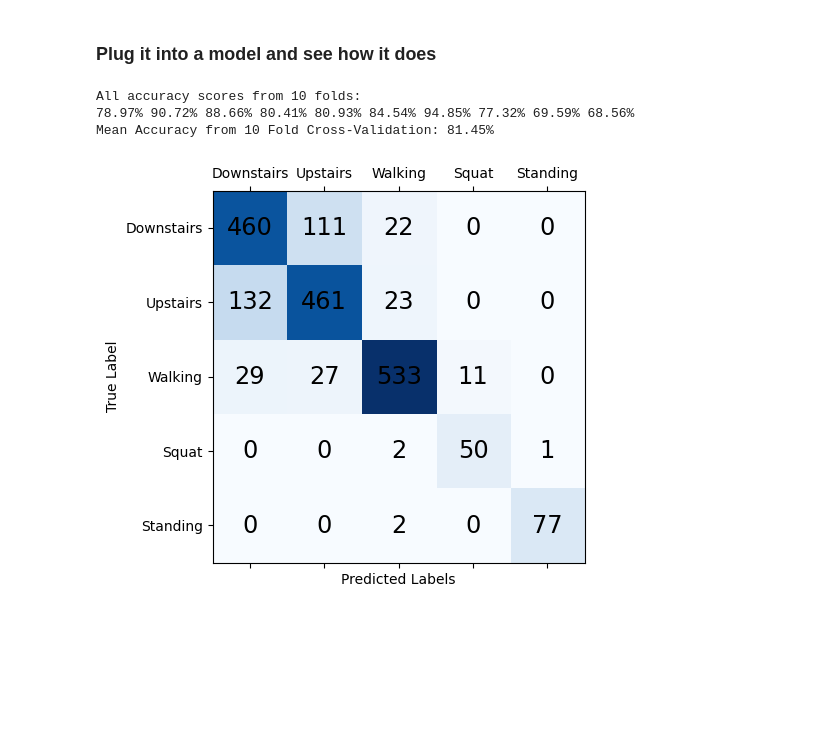
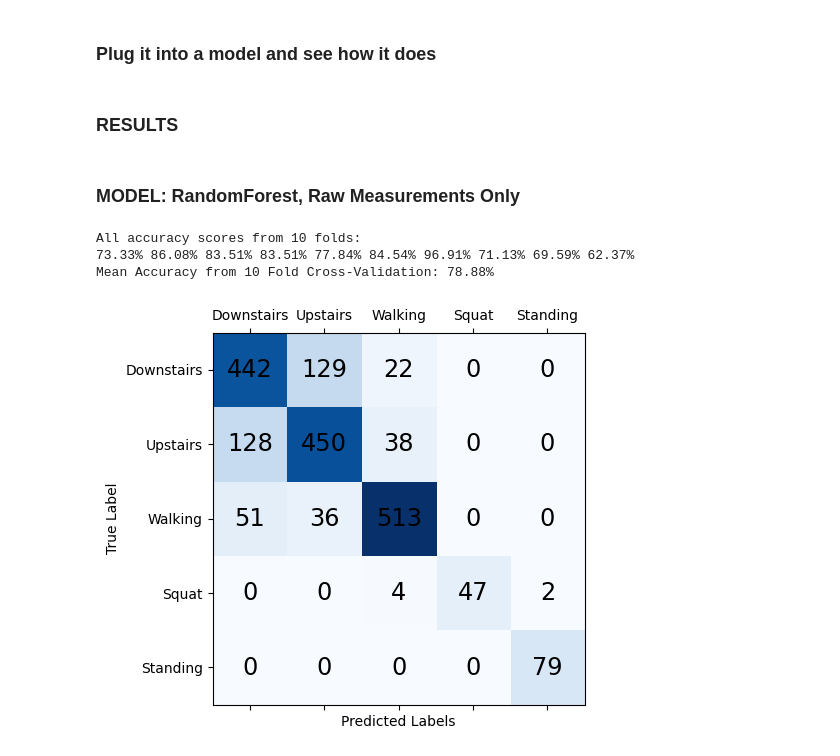
Before and after one commit to jmandzak/ActivityDetection, a Jupyter notebook: main.ipynb, the cells around one changed output. Drawn from its saved outputs; the diff is of its cells as text; code cells hidden in the pictures; blank space fills up the shorter version.

Commit message:
Added code for each model/data combo

```diff
--- a/main.ipynb
+++ b/main.ipynb
@@ -117,6 +106,9 @@ def createX(dataframes: list, columns_to_use: list) -> list:
         X.append(flat_sample.copy())
 
     return X
+# %%
+# DOWNSAMPLING WALKING
+walk_dfs = walk_dfs[:600]
 # %%
 # COLUMNS WE ARE USING
 used_columns = ['ACCELEROMETER Z (m/s²)', 'ACCELEROMETER Y (m/s²)',
@@ -151,36 +139,30 @@ walk_samples = walk_samples[:600]
 ### Some more preprocessing and creation of y
 # %%
 # Create y
+# NOTE: y should be the same regardless of our x features, so we can just use length of raq
 y = []
 
-for i in range(len(downstairs_samples)):
+for i in range(len(downstairs_samples_raw)):
     y.append(0)
-for i in range(len(upstairs_samples)):
+for i in range(len(upstairs_samples_raw)):
     y.append(1)
-for i in range(len(walk_samples)):
+for i in range(len(walk_samples_raw)):
     y.append(2)
-for i in range(len(squat_samples)):
+for i in range(len(squat_samples_raw)):
     y.append(3)
-for i in range(len(standing_samples)):
+for i in range(len(standing_samples_raw)):
     y.append(4)
 
-# Create full X list
-X = downstairs_samples + upstairs_samples + walk_samples + squat_samples + standing_samples
-
-# # split into training and test data
-# from sklearn.model_selection import train_test_split
-# X_train, X_test, y_train, y_test = train_test_split(X, y, test_size=0.2, random_state=42, stratify=y)
-
-# # Scale X
-# from sklearn.preprocessing import StandardScaler
-# sc = StandardScaler()
-# X_train = sc.fit_transform(X_train)
-# X_test = sc.transform(X_test)
-
+# Create full X lists
+X_raw = downstairs_samples_raw + upstairs_samples_raw + walk_samples_raw + squat_samples_raw + standing_samples_raw
+X_features = downstairs_samples_features + upstairs_samples_features + walk_samples_features + squat_samples_features + standing_samples_features
+X_both = downstairs_samples_both + upstairs_samples_both + walk_samples_both + squat_samples_both + standing_samples_both
 
 from sklearn.preprocessing import StandardScaler
 sc = StandardScaler()
-X = sc.fit_transform(X)
+X_raw = sc.fit_transform(X_raw)
+X_features = sc.fit_transform(X_features)
+X_both = sc.fit_transform(X_both)
 # %% [markdown]
 ### Plug it into a model and see how it does
 # %%
@@ -222,15 +204,17 @@ def train_and_evaluate_model(X, y, model):
         print(f'{round(score * 100, 2)}%', end=' ')
     print()
     print(f'Mean Accuracy from 10 Fold Cross-Validation: {round(np.mean(scores)*100, 2)}%\n')
+# %% [markdown]
+### RESULTS
+# %% [markdown]
+### MODEL: RandomForest, Raw Measurements Only
 # %%
 from sklearn.ensemble import RandomForestClassifier
-from xgboost import XGBClassifier
 
 model = RandomForestClassifier(n_estimators=100, random_state=42)
-#model = XGBClassifier()
-train_and_evaluate_model(X, y, model)
+train_and_evaluate_model(X_raw, y, model)
 # %% [output]
 All accuracy scores from 10 folds:
-78.97% 90.72% 88.66% 80.41% 80.93% 84.54% 94.85% 77.32% 69.59% 68.56%
-Mean Accuracy from 10 Fold Cross-Validation: 81.45%
+73.33% 86.08% 83.51% 83.51% 77.84% 84.54% 96.91% 71.13% 69.59% 62.37%
+Mean Accuracy from 10 Fold Cross-Validation: 78.88%
-[figure, old version]
+[figure, new version]
```
Also changed, not shown: parts of 20 cells of this notebook.
